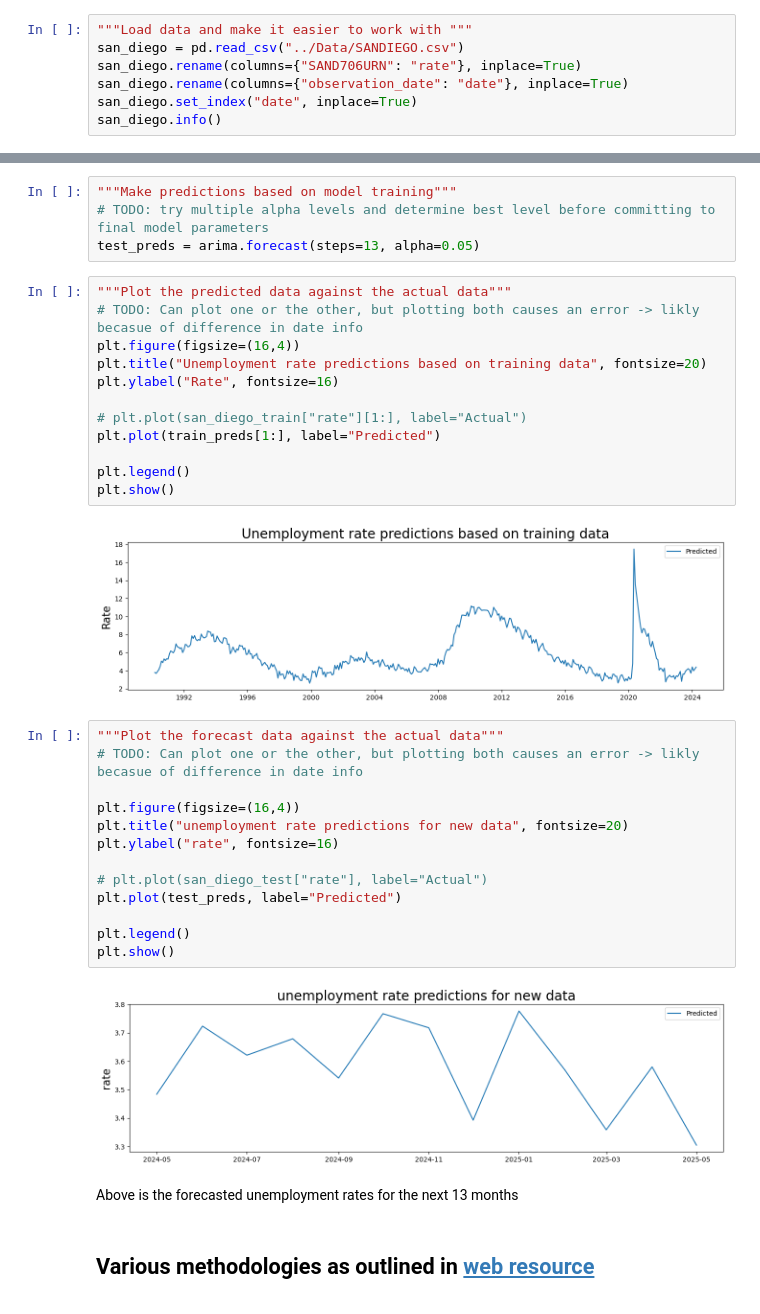
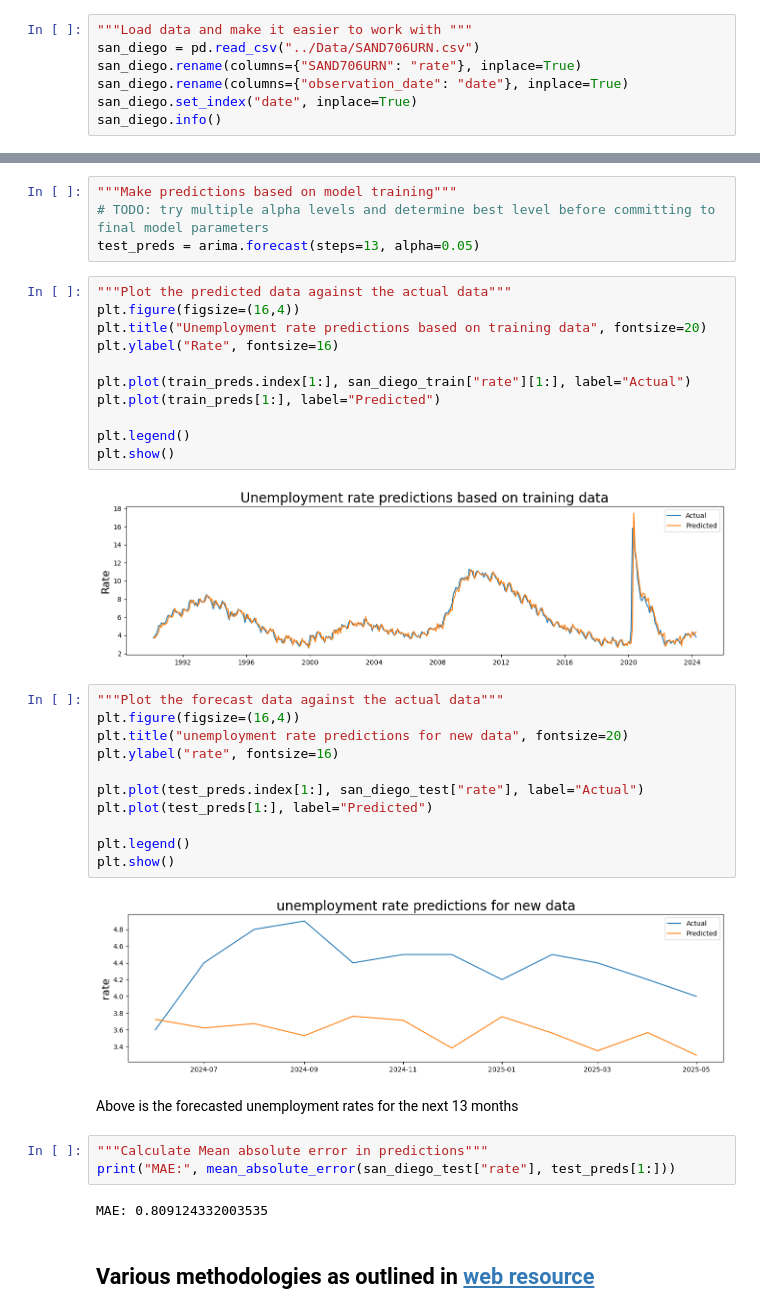
Before and after one commit to mr-kelsey/su25-aai510-group1, a Jupyter notebook: Notebooks/Final Project Section 1 - Team 1.ipynb, the cells around one changed output, grey strips where cells are left out. Cells and saved outputs as stored; diff of their text form.

```diff
--- a/Notebooks/Final Project Section 1 - Team 1.ipynb
+++ b/Notebooks/Final Project Section 1 - Team 1.ipynb
@@ -34,6 +34,6 @@ In this project, we attempt to forecast the monthly unemployment rate for the Sa
 # %%
 """Load data and make it easier to work with """
-san_diego = pd.read_csv("../Data/SANDIEGO.csv")
+san_diego = pd.read_csv("../Data/SAND706URN.csv")
 san_diego.rename(columns={"SAND706URN": "rate"}, inplace=True)
 san_diego.rename(columns={"observation_date": "date"}, inplace=True)
 san_diego.set_index("date", inplace=True)
@@ -199,35 +198,37 @@ Freq: MS, Name: predicted_mean, Length: 411, dtype: float64
 test_preds = arima.forecast(steps=13, alpha=0.05)
 # %%
 """Plot the predicted data against the actual data"""
-# TODO: Can plot one or the other, but plotting both causes an error -> likly becasue of difference in date info
 plt.figure(figsize=(16,4))
 plt.title("Unemployment rate predictions based on training data", fontsize=20)
 plt.ylabel("Rate", fontsize=16)
 
-# plt.plot(san_diego_train["rate"][1:], label="Actual")
+plt.plot(train_preds.index[1:], san_diego_train["rate"][1:], label="Actual")
 plt.plot(train_preds[1:], label="Predicted")
 
 plt.legend()
 plt.show()
 # %% [output]
-[figure, old version]
+[figure, new version]
 # %%
 """Plot the forecast data against the actual data"""
-# TODO: Can plot one or the other, but plotting both causes an error -> likly becasue of difference in date info
-
 plt.figure(figsize=(16,4))
 plt.title("unemployment rate predictions for new data", fontsize=20)
 plt.ylabel("rate", fontsize=16)
 
-# plt.plot(san_diego_test["rate"], label="Actual")
-plt.plot(test_preds, label="Predicted")
+plt.plot(test_preds.index[1:], san_diego_test["rate"], label="Actual")
+plt.plot(test_preds[1:], label="Predicted")
 
 plt.legend()
 plt.show()
 # %% [output]
-[figure, old version]
+[figure, new version]
-# %% [markdown]
-Above is the forecasted unemployment rates for the next 13 months
+# %% [markdown]
+Above is the forecasted unemployment rates for the next 13 months
+# %%
+"""Calculate Mean absolute error in predictions"""
+print("MAE:", mean_absolute_error(san_diego_test["rate"], test_preds[1:]))
+# %% [output]
+MAE: 0.809124332003535
 # %% [markdown]
 ## Various methodologies as outlined in [web resource](https://unravelthedata.com/time-series-forecasting-with-unemployment-data/)
 # %% [markdown]
```
Also changed, not shown: parts of 36 cells of this notebook, 21 other files.
